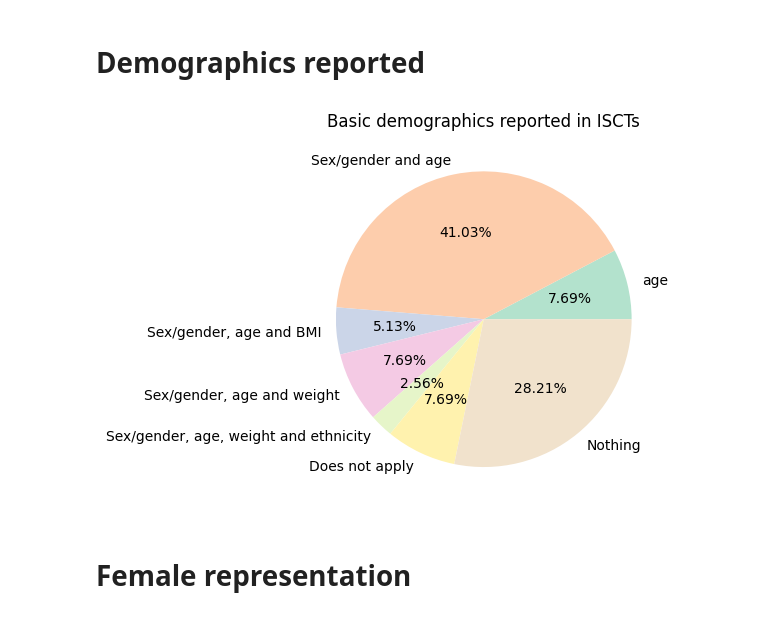
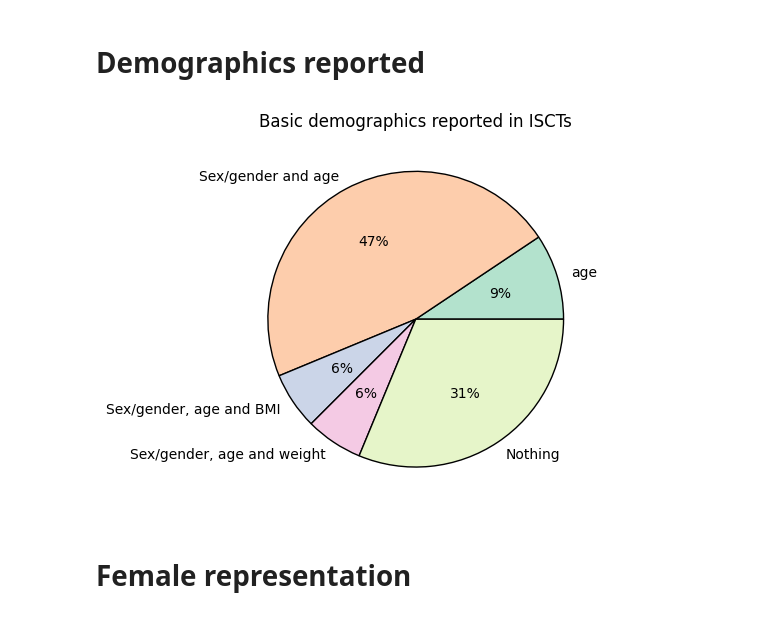
Before and after one commit to crisrogo/ISCTs_review, a Jupyter notebook: figures.ipynb, the cells around one changed output. Drawn from its saved outputs; the diff is of its cells as text; code cells hidden in the pictures.

```diff
--- a/figures.ipynb
+++ b/figures.ipynb
@@ -77,0 +75,8 @@ plt.show()
+# %%
+id_year = {}
+
+for item in original_data:
+    id_year[item["id"]] = item["year"]
+
+
+{k: v for k, v in sorted(id_year.items(), key=lambda item: item[1])}
@@ -199,22 +554,0 @@ plt.show()
-# %%
-from collections import Counter
-import matplotlib.pyplot as plt
-import numpy
-
-all_patients = []
-
-for paper in original_data:
-    all_patients.append(paper['n_patients'])
-
-papers_per_npatients = Counter(all_patients)
-
-# Create the bar chart
-plt.hist(papers_per_npatients.keys(), bins = 10, color='black', range = (0,100))
-
-# Add labels and title
-plt.xlabel('Number of patients')
-plt.ylabel('Number of papers')
-plt.title('ISCTs sample size')
-
-# Show the chart
-plt.show()
@@ -246,7 +578,9 @@ ethnicity = 0
 sex_age_weight_ethnicity = 0
 nothing = 0
 
-for item in original_data:
+no_population = [paper for paper in original_data if paper['sample'] != 'population']
+
+for item in no_population:
     if item['demographics']['sex'] and item['demographics']['age'] and item['demographics']['weight'] and item['demographics']['ethnicity']:
         sex_age_weight_ethnicity += 1
     elif item['demographics']['sex'] and item['demographics']['age'] and item['demographics']['weight']:
@@ -259,36 +593,38 @@ for item in original_data:
         sex_weight += 1
     elif item['demographics']['sex']:
         sex += 1
     elif item['demographics']['age']:
         age += 1
     elif item['demographics']['BMI']:
         bmi += 1
     elif item['demographics']['weight']:
         weight += 1
     elif item['demographics']['NA']:
         na += 1
     elif item['demographics']['ethnicity']:
         ethnicity += 1
     else:
         nothing += 1
 
 final_data = [age, sex, sex_age, sex_age_bmi, bmi, sex_age_weight, sex_weight, weight, ethnicity, sex_age_weight_ethnicity, na, nothing]
 labels_array=["age", "Sex/gender", "Sex/gender and age", "Sex/gender, age and BMI", "BMI", "Sex/gender, age and weight", "Sex/gender and weight", "Weight", "Ethnicity", "Sex/gender, age, weight and ethnicity", "Does not apply", "Nothing"]
 
 entries_to_show = [i for i, val in enumerate(final_data) if val > 0]
 
 final_data = [final_data[i] for i in entries_to_show]
 labels_array = [labels_array[i] for i in entries_to_show]
 
 # Plot a final pie chart
 plt.figure()
 plt.pie(final_data, labels=labels_array,
         colors=[color_scheme(i) for i in range(len(final_data))],
-        autopct='%1.2f%%')
+        autopct='%1.f%%', wedgeprops={'linewidth': 1, 'edgecolor': 'black'})
 plt.title(f"Basic demographics reported in ISCTs")
-plt.show()
+# plt.show()
+
+plt.savefig('/home/crg17/Desktop/KCL_projects/ISCTs_review/figures/demographics.png', dpi=500, bbox_inches='tight')
 # %% [output]
-[figure, old version]
+[figure, new version]
 # %% [markdown]
 # Female representation
 # %%
```
Also changed, not shown: parts of 74 cells of this notebook.
